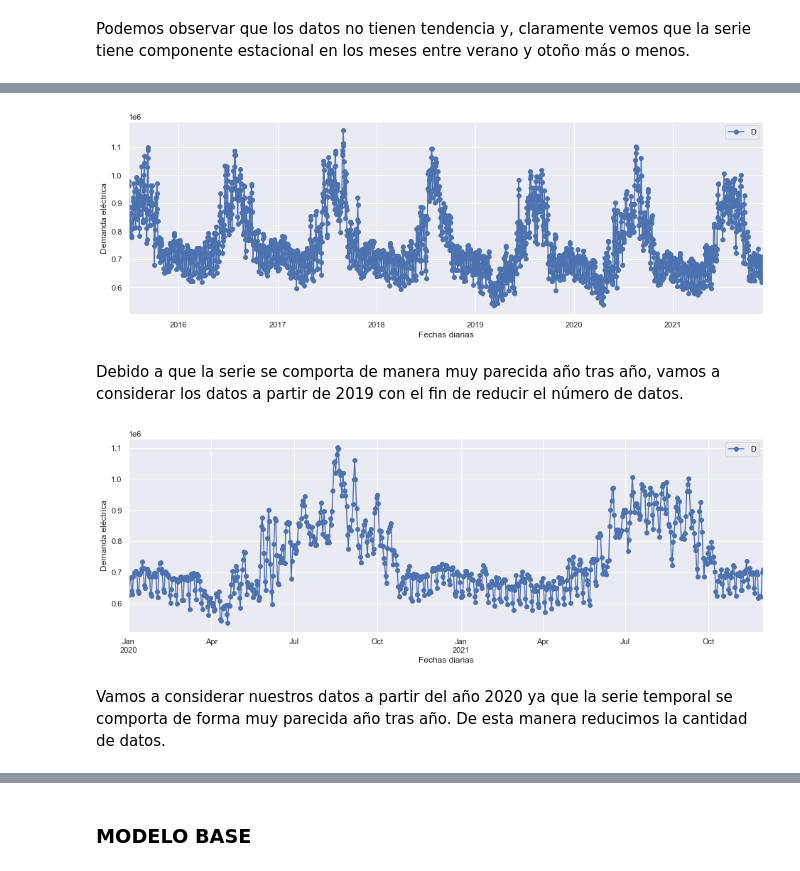
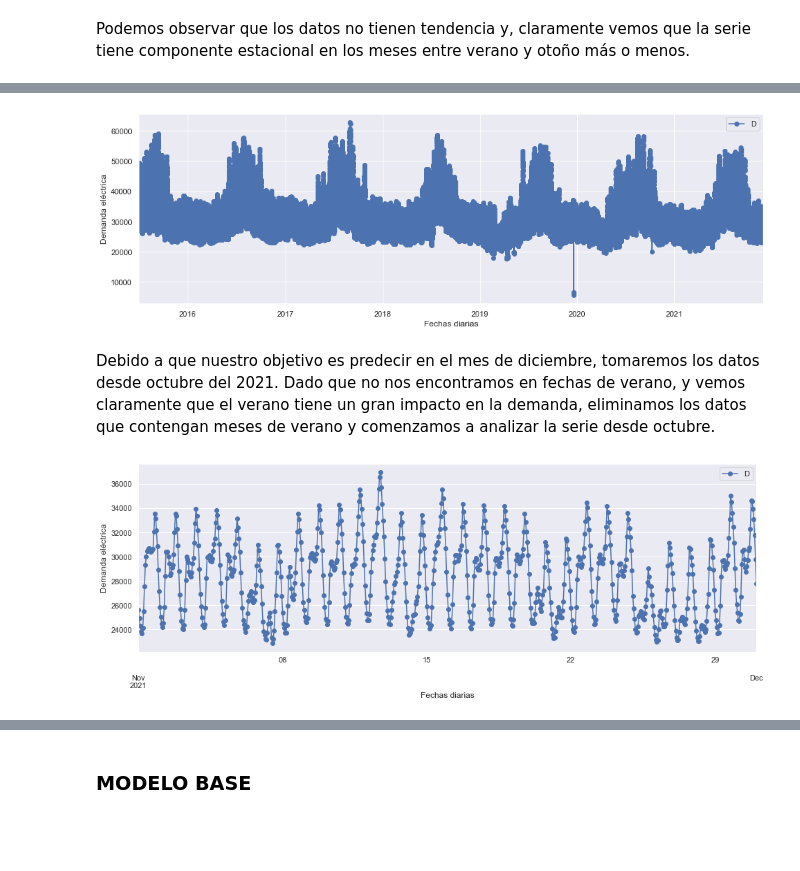
Before and after one commit to aitorlarrinoa/Series-temporales, a Jupyter notebook: Practices/EXAM/02.2_Modelos_horario.ipynb, the cells around one changed output, grey strips where cells are left out. Cells and saved outputs as stored; diff of their text form; code cells hidden in the pictures; blank space fills up the shorter version.

```diff
--- a/Practices/EXAM/02.2_Modelos_horario.ipynb
+++ b/Practices/EXAM/02.2_Modelos_horario.ipynb
@@ -54,17 +63,17 @@ fig = res.plot()
 # %%
 sns.set(rc = {"figure.figsize":(16,5)}) # Definimos el tamaño de la imagen
-ax = datos_diarios.plot(marker = 'o', linestyle = '-')
+ax = datos_horarios.plot(marker = 'o', linestyle = '-')
 ax.set_ylabel("Demanda eléctrica") # Añadimos título al eje y
 ax.set_xlabel("Fechas diarias"); # Añadimos título al eje x
 # %% [output]
-[figure, old version]
+[figure, new version]
 # %% [markdown]
-Debido a que la serie se comporta de manera muy parecida año tras año, vamos a considerar los datos a partir de 2019 con el fin de reducir el número de datos.
+Debido a que nuestro objetivo es predecir en el mes de diciembre, tomaremos los datos desde octubre del 2021. Dado que no nos encontramos en fechas de verano, y vemos claramente que el verano tiene un gran impacto en la demanda, eliminamos los datos que contengan meses de verano y comenzamos a analizar la serie desde octubre.
 # %%
 sns.set(rc = {"figure.figsize":(16,5)}) # Definimos el tamaño de la imagen
-ax = datos_diarios["2020":].plot(marker = 'o', linestyle = '-')
+ax = datos_horarios["2021-11":].plot(marker = 'o', linestyle = '-')
 ax.set_ylabel("Demanda eléctrica") # Añadimos título al eje y
 ax.set_xlabel("Fechas diarias"); # Añadimos título al eje x
 # %% [output]
-[figure, old version]
+[figure, new version]
 # %%
@@ -72,2 +80,0 @@ datos_diarios_d = datos_diarios.to_period("D")
-# %% [markdown]
-Vamos a considerar nuestros datos a partir del año 2020 ya que la serie temporal se comporta de forma muy parecida año tras año. De esta manera reducimos la cantidad de datos.
```
Also changed, not shown: parts of 58 cells of this notebook.
